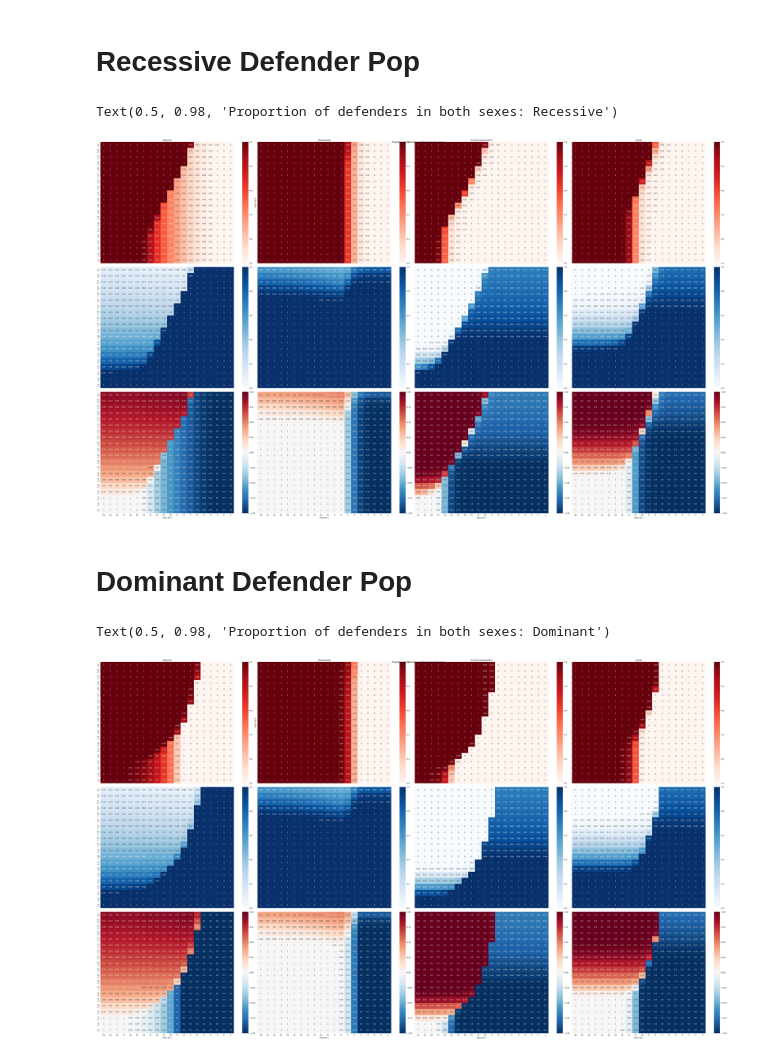
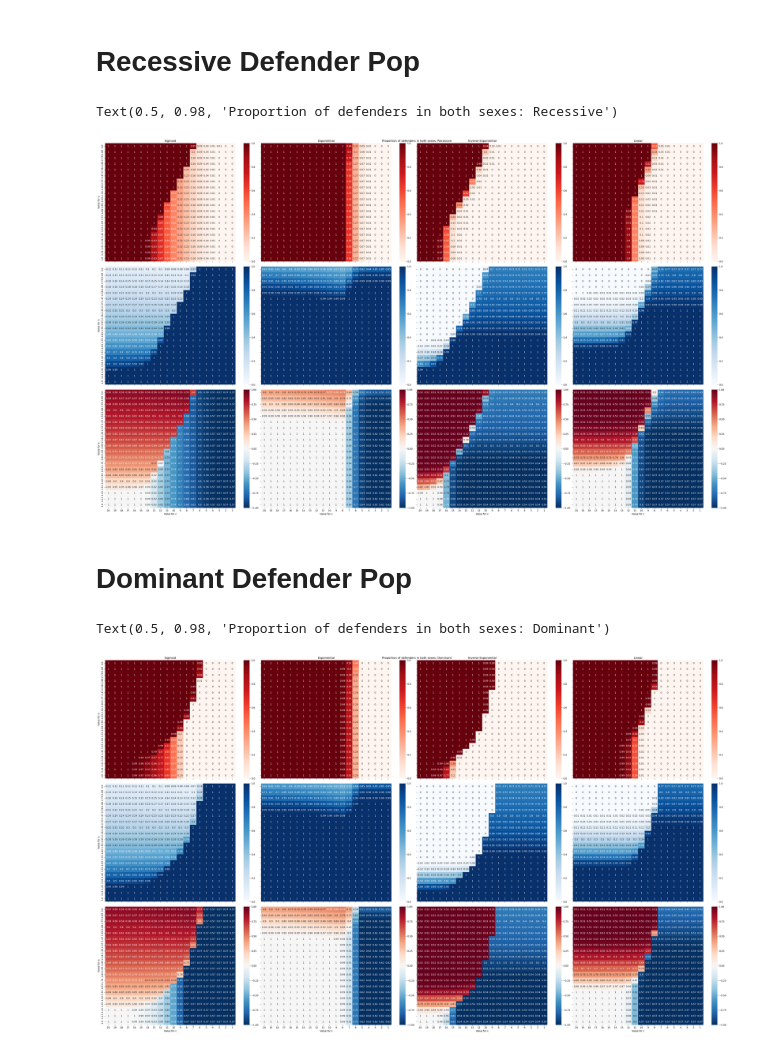
Before and after one commit to AbhayGupta115/PineSawflyModel, a Jupyter notebook: multi_locus_analysis.ipynb, the cells around one changed output. Cells and saved outputs as stored; diff of their text form; code cells hidden in the pictures.

```diff
--- a/multi_locus_analysis.ipynb
+++ b/multi_locus_analysis.ipynb
@@ -40,43 +41,45 @@ t_rec_linear = pd.read_csv("DataCSVs/t_rec_linear.csv", header = 0, sep = ',').s
 # %% [markdown]
 # Recessive Defender Pop
 # %%
-fig, ax = plt.subplots(nrows = 3, ncols = 4, figsize = (50,30), sharey = True, sharex = True, layout = 'tight')
+fig, ax = plt.subplots(nrows = 3, ncols = 4, figsize = (37.5,22.5), sharey = True, sharex = True, layout = 'tight')
 
 sns.heatmap(f_rec_s, annot=f_rec_s, cmap = sns.color_palette('Reds', as_cmap=True), vmin = 0.0, vmax = 1.0, ax = ax[0,0])
 sns.heatmap(f_rec_exp, annot=f_rec_exp, cmap = sns.color_palette('Reds', as_cmap=True), vmin = 0.0, vmax = 1.0, ax = ax[0,1])
 sns.heatmap(f_rec_expinv, annot=f_rec_expinv, cmap = sns.color_palette('Reds', as_cmap=True), vmin = 0.0, vmax = 1.0, ax = ax[0,2])
 sns.heatmap(f_rec_linear, annot=f_rec_linear, cmap = sns.color_palette('Reds', as_cmap=True), vmin = 0.0, vmax = 1.0, ax = ax[0,3])
 
 sns.heatmap(m_rec_s, annot=m_rec_s, cmap = sns.color_palette("Blues", as_cmap=True), vmin = 0.0, vmax = 1.0, ax = ax[1,0])
 sns.heatmap(m_rec_exp, annot=m_rec_exp, cmap = sns.color_palette("Blues", as_cmap=True), vmin = 0.0, vmax = 1.0, ax = ax[1,1])
 sns.heatmap(m_rec_expinv, annot=m_rec_expinv, cmap = sns.color_palette("Blues", as_cmap=True), vmin = 0.0, vmax = 1.0, ax = ax[1,2])
 sns.heatmap(m_rec_linear, annot=m_rec_linear, cmap = sns.color_palette("Blues", as_cmap=True), vmin = 0.0, vmax = 1.0, ax = ax[1,3])
 
 sns.heatmap(f_rec_s.subtract(m_rec_s), annot=t_rec_s, cmap = sns.color_palette("RdBu_r", as_cmap=True), vmin = -1, vmax = 1, ax = ax[2,0])
 sns.heatmap(f_rec_exp.subtract(m_rec_exp), annot=t_rec_exp, cmap = sns.color_palette("RdBu_r", as_cmap=True), vmin = -1, vmax = 1, ax = ax[2,1])
 sns.heatmap(f_rec_expinv.subtract(m_rec_expinv), annot=t_rec_expinv, cmap = sns.color_palette("RdBu_r", as_cmap=True), vmin = -1, vmax = 1, ax = ax[2,2])
 sns.heatmap(f_rec_linear.subtract(m_rec_linear), annot=t_rec_linear, cmap = sns.color_palette("RdBu_r", as_cmap=True), vmin = -1, vmax = 1, ax = ax[2,3])
 
 ax[0,0].set_title('Sigmoid')
 ax[0,1].set_title('Exponential')
 ax[0,2].set_title('Inverse Exponential')
 ax[0,3].set_title('Linear')
 
 ax[2,0].set_xlabel('Value for c')
 ax[2,1].set_xlabel('Value for c')
 ax[2,2].set_xlabel('Value for c')
 ax[2,3].set_xlabel('Value for c')
 
-ax[0,1].set_ylabel('Value for a')
+ax[0,0].set_ylabel('Value for a')
+ax[1,0].set_ylabel('Value for a')
+ax[2,0].set_ylabel('Value for a')
 
 fig.suptitle('Proportion of defenders in both sexes: Recessive')
 # %% [output]
 Text(0.5, 0.98, 'Proportion of defenders in both sexes: Recessive')
-[figure, old version]
+[figure, new version]
 # %% [markdown]
 # Dominant Defender Pop
 # %%
-fig, ax = plt.subplots(nrows = 3, ncols = 4, figsize = (50,30), sharey = True, sharex = True, layout = 'tight')
+fig, ax = plt.subplots(nrows = 3, ncols = 4, figsize = (37.5,22.5), sharey = True, sharex = True, layout = 'tight')
 
 sns.heatmap(f_dom_s, annot=f_dom_s, cmap = sns.color_palette("Reds", as_cmap=True), vmin = 0.0, vmax = 1.0, ax = ax[0,0])
 sns.heatmap(f_dom_exp, annot=f_dom_exp, cmap = sns.color_palette("Reds", as_cmap=True), vmin = 0.0, vmax = 1.0, ax = ax[0,1])
@@ -103,9 +106,11 @@ ax[2,1].set_xlabel('Value for c')
 ax[2,2].set_xlabel('Value for c')
 ax[2,3].set_xlabel('Value for c')
 
-ax[0,1].set_ylabel('Value for a')
+ax[0,0].set_ylabel('Value for a')
+ax[1,0].set_ylabel('Value for a')
+ax[2,0].set_ylabel('Value for a')
 
 fig.suptitle('Proportion of defenders in both sexes: Dominant')
 # %% [output]
 Text(0.5, 0.98, 'Proportion of defenders in both sexes: Dominant')
-[figure, old version]
+[figure, new version]
```
Also changed, not shown: parts of 1 cell of this notebook, 25 other files.
